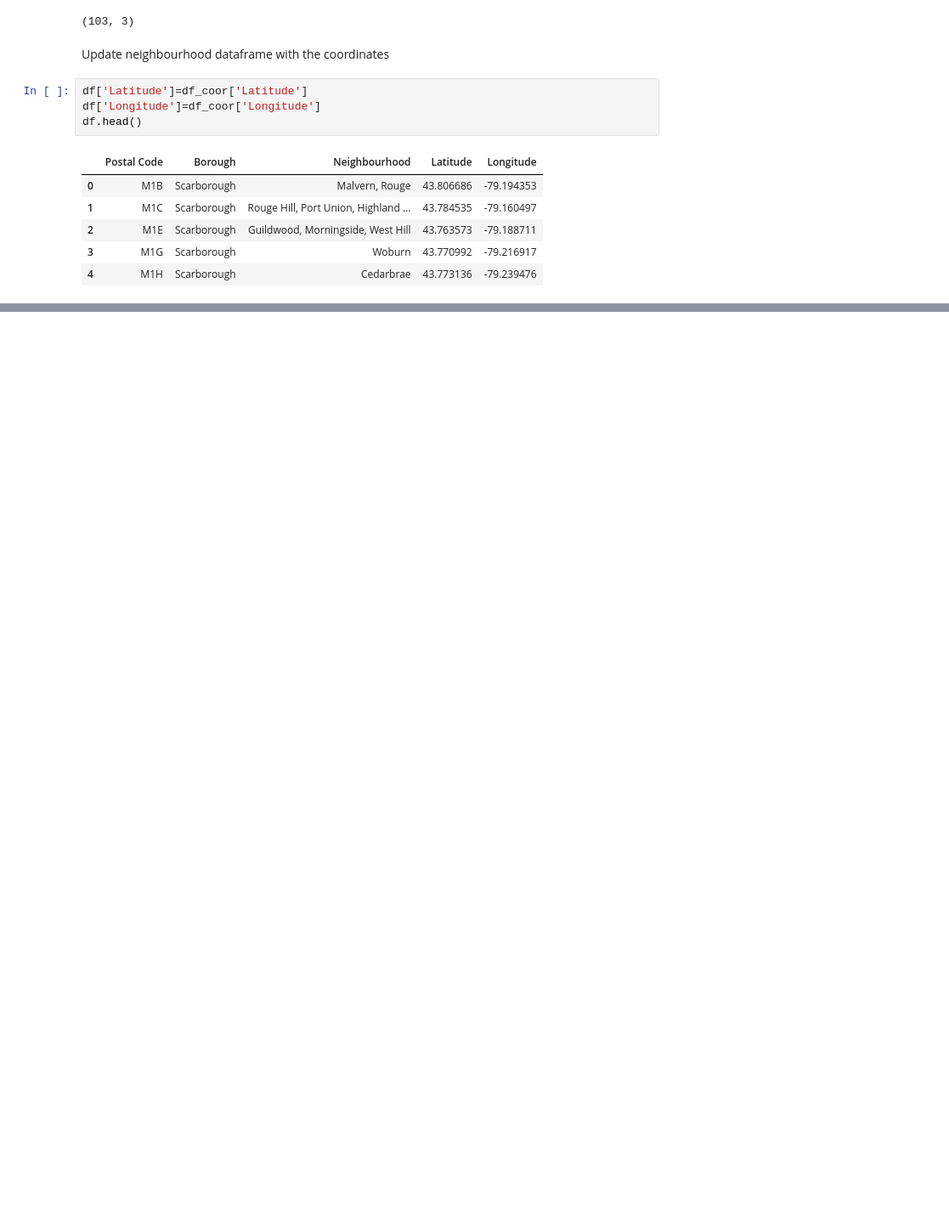
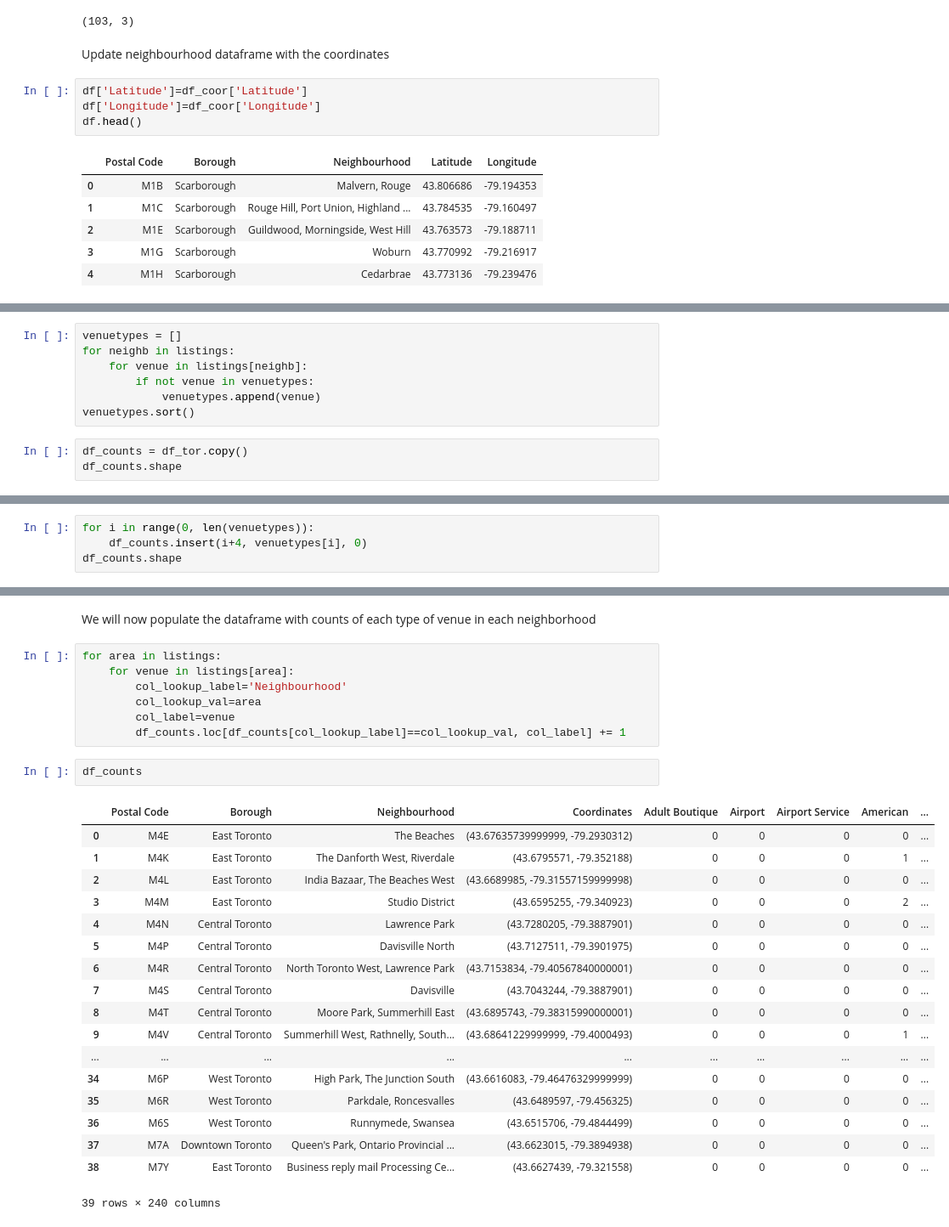
Before and after one commit to vipervit/Coursera_Capstone, a Jupyter notebook: TorontoAreas.ipynb, the cells around one changed output, grey strips where cells are left out. Shown at 85% size. Saved outputs shown, nothing was run; the diff lists cells and outputs as text; blank space fills up the shorter version.

Commit message:
dataframe complete with map

```diff
--- a/TorontoAreas.ipynb
+++ b/TorontoAreas.ipynb
@@ -102,0 +229,10 @@ df.head()
+# %%
+venuetypes = []
+for neighb in listings:
+    for venue in listings[neighb]:
+        if not venue in venuetypes:
+            venuetypes.append(venue)
+venuetypes.sort()
+# %%
+df_counts = df_tor.copy()
+df_counts.shape
@@ -102,0 +241,4 @@ df.head()
+# %%
+for i in range(0, len(venuetypes)):
+    df_counts.insert(i+4, venuetypes[i], 0)
+df_counts.shape
@@ -102,0 +257,30 @@ df.head()
+# %% [markdown]
+We will now populate the dataframe with counts of each type of venue in each neighborhood
+# %%
+for area in listings:
+    for venue in listings[area]:
+        col_lookup_label='Neighbourhood'
+        col_lookup_val=area
+        col_label=venue
+        df_counts.loc[df_counts[col_lookup_label]==col_lookup_val, col_label] += 1
+# %%
+df_counts
+# %% [output]
+|  | Postal Code | Borough | Neighbourhood | Coordinates | Adult Boutique | Airport | Airport Service | American | ... |
+| 0 | M4E | East Toronto | The Beaches | (43.67635739999999, -79.2930312) | 0 | 0 | 0 | 0 | ... |
+| 1 | M4K | East Toronto | The Danforth West, Riverdale | (43.6795571, -79.352188) | 0 | 0 | 0 | 1 | ... |
+| 2 | M4L | East Toronto | India Bazaar, The Beaches West | (43.6689985, -79.31557159999998) | 0 | 0 | 0 | 0 | ... |
+| 3 | M4M | East Toronto | Studio District | (43.6595255, -79.340923) | 0 | 0 | 0 | 2 | ... |
+| 4 | M4N | Central Toronto | Lawrence Park | (43.7280205, -79.3887901) | 0 | 0 | 0 | 0 | ... |
+| 5 | M4P | Central Toronto | Davisville North | (43.7127511, -79.3901975) | 0 | 0 | 0 | 0 | ... |
+| 6 | M4R | Central Toronto | North Toronto West, Lawrence Park | (43.7153834, -79.40567840000001) | 0 | 0 | 0 | 0 | ... |
+| 7 | M4S | Central Toronto | Davisville | (43.7043244, -79.3887901) | 0 | 0 | 0 | 0 | ... |
+| 8 | M4T | Central Toronto | Moore Park, Summerhill East | (43.6895743, -79.38315990000001) | 0 | 0 | 0 | 0 | ... |
+| 9 | M4V | Central Toronto | Summerhill West, Rathnelly, South... | (43.68641229999999, -79.4000493) | 0 | 0 | 0 | 1 | ... |
+| ... | ... | ... | ... | ... | ... | ... | ... | ... | ... |
+| 34 | M6P | West Toronto | High Park, The Junction South | (43.6616083, -79.46476329999999) | 0 | 0 | 0 | 0 | ... |
+| 35 | M6R | West Toronto | Parkdale, Roncesvalles | (43.6489597, -79.456325) | 0 | 0 | 0 | 0 | ... |
+| 36 | M6S | West Toronto | Runnymede, Swansea | (43.6515706, -79.4844499) | 0 | 0 | 0 | 0 | ... |
+| 37 | M7A | Downtown Toronto | Queen's Park, Ontario Provincial ... | (43.6623015, -79.3894938) | 0 | 0 | 0 | 0 | ... |
+| 38 | M7Y | East Toronto | Business reply mail Processing Ce... | (43.6627439, -79.321558) | 0 | 0 | 0 | 0 | ... |
+39 rows × 240 columns
```
Also changed, not shown: parts of 25 cells of this notebook.
